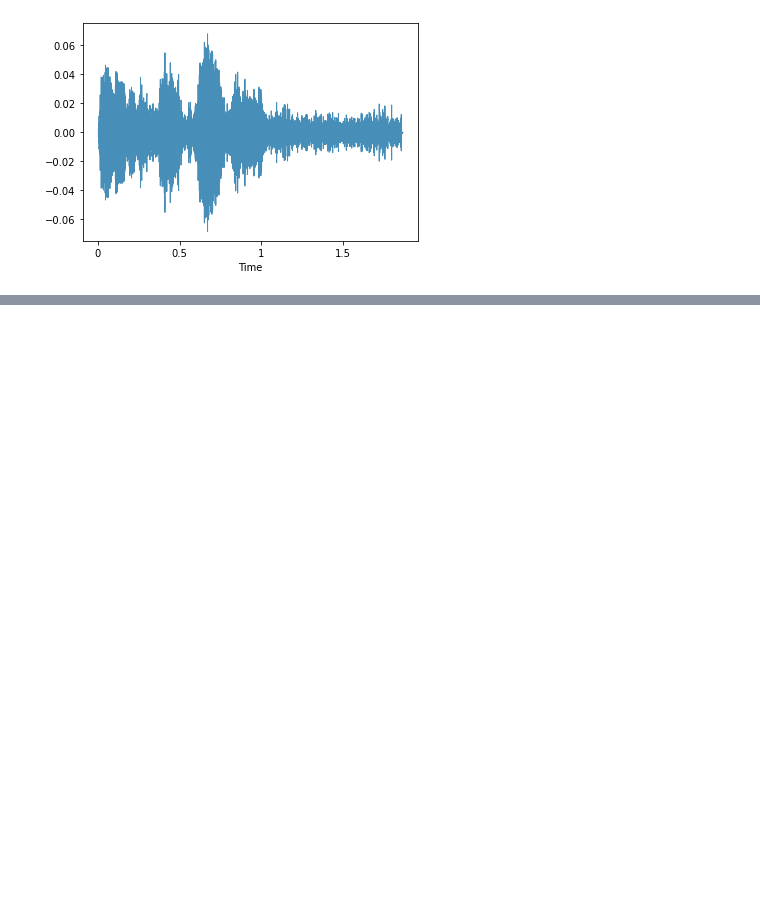
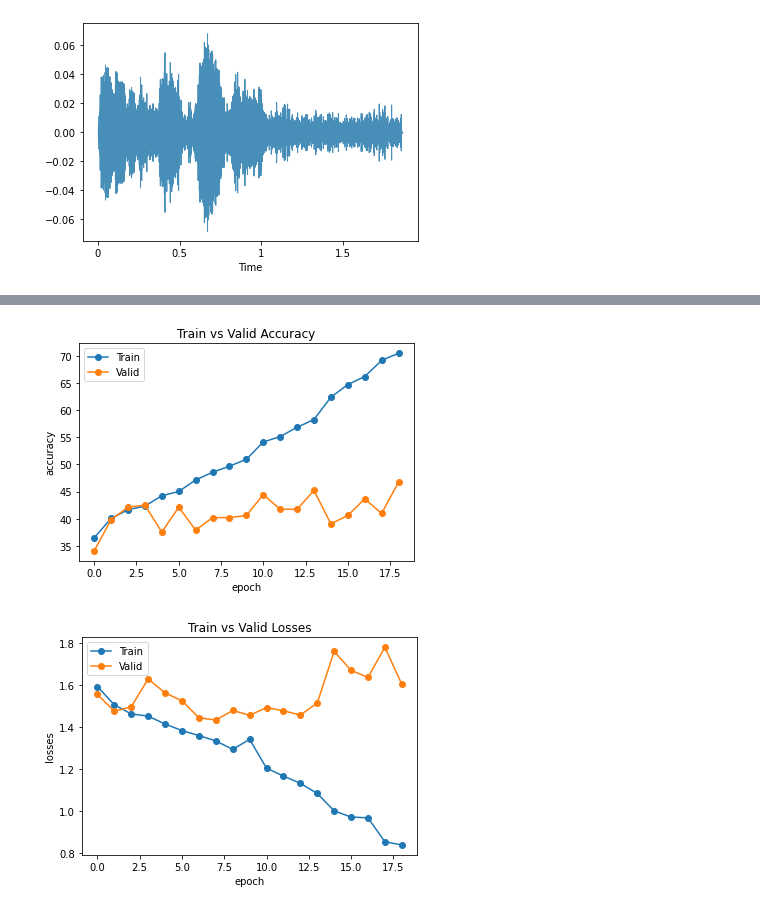
Before and after one commit to Oraby404/SpeechEmotionRecognition_Pytorch, a Jupyter notebook: pytorch.ipynb, the cells around one changed output, grey strips where cells are left out. Cells and saved outputs as stored; diff of their text form; code cells hidden in the pictures; blank space fills up the shorter version.

Commit message:
Fixed Validation Loss

```diff
--- a/pytorch.ipynb
+++ b/pytorch.ipynb
@@ -423,0 +381,26 @@ epoch:  50  loss:  3.236013086636861  Accuracy:  0.4272279444693238
+# %%
+
+train_loss_list = []
+train_acc_list = []
+
+val_loss_list = []
+val_acc_list = []
+
+for e in range(epoch):
+
+    train_accuracy, train_loss = train_model(model, train_dataloader, optimizer)
+
+    val_accuracy, val_loss = test_model(model, val_dataloader)
+
+    # Decay Learning Rate
+    scheduler.step(train_loss)
+
+    #print(classification_report(labels, pred))
+    #print(confusion_matrix(labels, pred))
+
+    train_loss_list.append(train_loss)
+    train_acc_list.append(train_accuracy)
+    val_loss_list.append(val_loss)
+    val_acc_list.append(val_accuracy)
+
+    print('epoch: ', e + 1, 'Training loss: ', train_loss, 'Training Accuracy: ', train_accuracy, '%', '  Val loss: ', val_loss, 'Val Accuracy: ', val_accuracy, '%')
@@ -424,2 +435,23 @@ epoch:  50  loss:  3.236013086636861  Accuracy:  0.4272279444693238
 # %%
 saveModel(model)
+# %%
+plt.plot(train_acc_list[1:], '-o')
+plt.plot(val_acc_list[1:], '-o')
+plt.xlabel('epoch')
+plt.ylabel('accuracy')
+plt.legend(['Train', 'Valid'])
+plt.title('Train vs Valid Accuracy')
+
+plt.show()
+
+plt.plot(train_loss_list[1:], '-o')
+plt.plot(val_loss_list[1:], '-o')
+plt.xlabel('epoch')
+plt.ylabel('losses')
+plt.legend(['Train', 'Valid'])
+plt.title('Train vs Valid Losses')
+
+plt.show()
+# %% [output]
+[figure, added]
+[figure, added]
```
Also changed, not shown: parts of 19 cells of this notebook.
